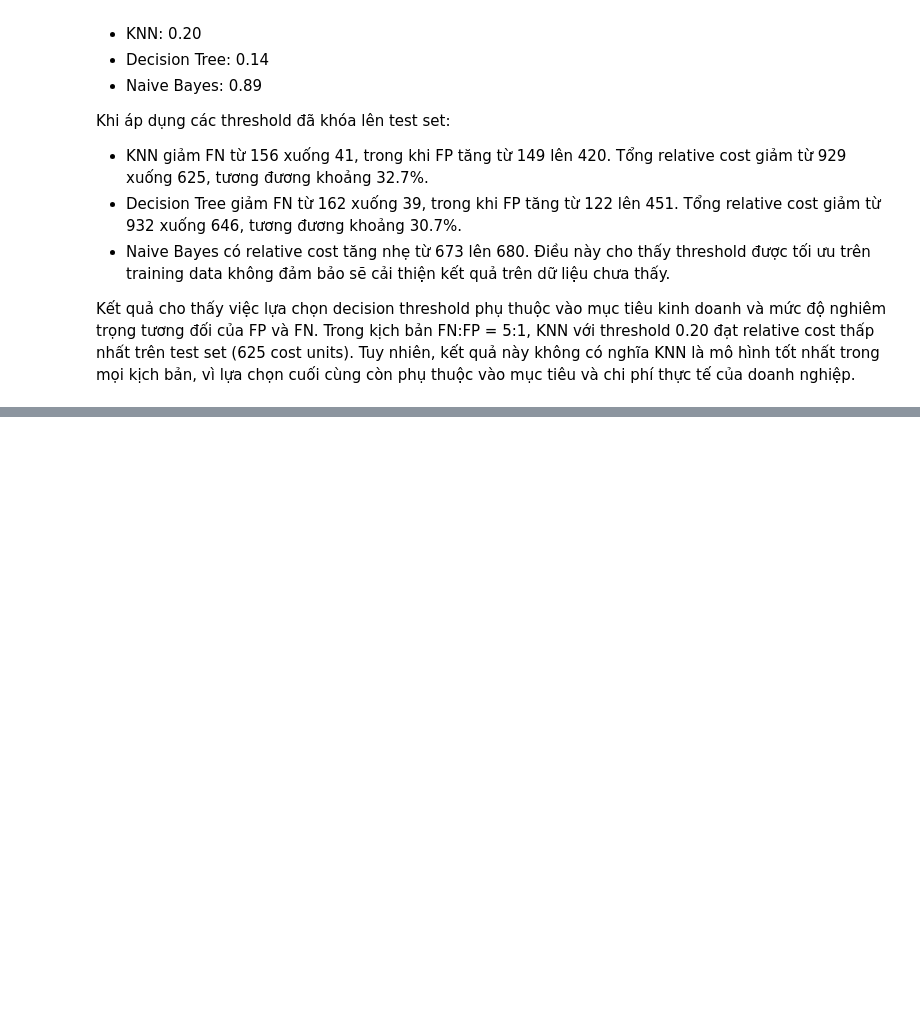
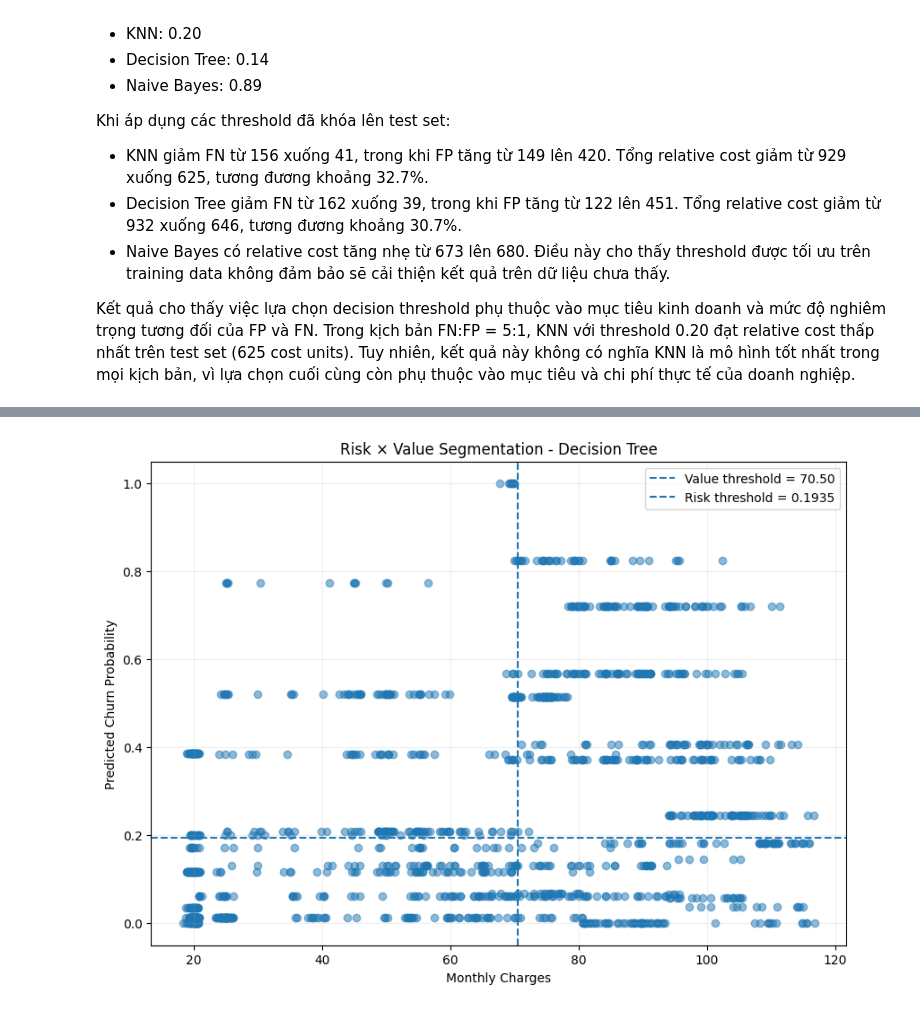
Before and after one commit to huynhthu214/Telco-Churn-DM, a Jupyter notebook: notebook/02_Modeling_Models.ipynb, the cells around one changed output, grey strips where cells are left out. Drawn from its saved outputs; the diff is of its cells as text; code cells hidden in the pictures; blank space fills up the shorter version.

```diff
--- a/notebook/02_Modeling_Models.ipynb
+++ b/notebook/02_Modeling_Models.ipynb
@@ -2028,0 +2414,10 @@ vì lựa chọn cuối cùng còn phụ thuộc vào mục tiêu và chi phí t
+# %%
+risk_value_df = X_test_rv.copy()
+risk_value_df["Churn_Probability"] = test_prob_dt
+# %%
+value_threshold = X_train_rv["MonthlyCharges"].median()
+
+print(
+    "Value threshold (training median):",
+    round(value_threshold, 2)
+)
@@ -2028,0 +2428,7 @@ vì lựa chọn cuối cùng còn phụ thuộc vào mục tiêu và chi phí t
+# %%
+risk_threshold = np.median(oof_prob_dt)
+
+print(
+    "Risk threshold (OOF median probability):",
+    round(risk_threshold, 4)
+)
@@ -2028,0 +2516,32 @@ vì lựa chọn cuối cùng còn phụ thuộc vào mục tiêu và chi phí t
+# %%
+plt.figure(figsize=(10, 7))
+
+plt.scatter(
+    risk_value_df["MonthlyCharges"],
+    risk_value_df["Churn_Probability"],
+    alpha=0.5
+)
+
+# Value threshold
+plt.axvline(
+    x=value_threshold,
+    linestyle="--",
+    label=f"Value threshold = {value_threshold:.2f}"
+)
+
+# Risk threshold
+plt.axhline(
+    y=risk_threshold,
+    linestyle="--",
+    label=f"Risk threshold = {risk_threshold:.4f}"
+)
+
+plt.xlabel("Monthly Charges")
+plt.ylabel("Predicted Churn Probability")
+plt.title("Risk × Value Segmentation - Decision Tree")
+
+plt.legend()
+plt.grid(alpha=0.2)
+plt.show()
+# %% [output]
+[figure, added]
```
Also changed, not shown: parts of 51 cells of this notebook.
